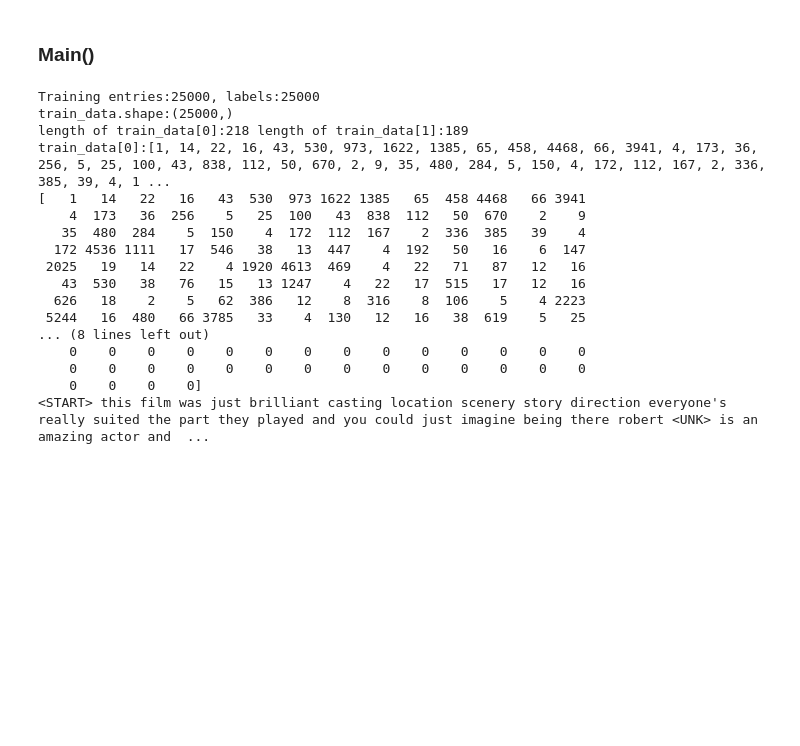
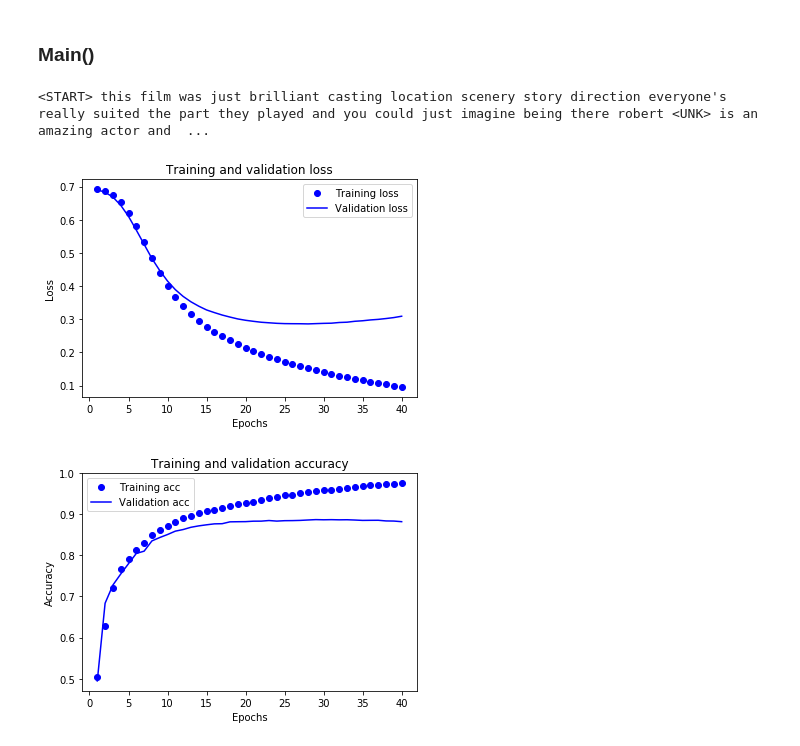
Before and after one commit to xiaoxinfish/machineLearning, a Jupyter notebook: tensorflow/src/myPractise/imdb/imdb.ipynb, the cells around one changed output. Saved outputs shown, nothing was run; the diff lists cells and outputs as text; code cells hidden in the pictures; blank space fills up the shorter version.

```diff
--- a/tensorflow/src/myPractise/imdb/imdb.ipynb
+++ b/tensorflow/src/myPractise/imdb/imdb.ipynb
@@ -11,5 +11,6 @@ train_data = None
 train_labels = None
 test_data = None
 test_labels = None
+history = None
 # %% [output]
 1.12.0
@@ -22,8 +23,8 @@ def loadDatasets():
     imdb = keras.datasets.imdb
     (train_data, train_labels), (test_data, test_labels) = imdb.load_data(num_words=10000, path=os.getcwd() + (r"\datasets\imdp.npz"))
     print("Training entries:{}, labels:{}".format(len(train_data), len(train_labels)))
-    print("train_data.shape:{}\nlength of train_data[0]:{} length of train_data[1]:{}\ntrain_data[0]:{}"
-          .format(train_data.shape, len(train_data[0]), len(train_data[1]), train_data[0]))
+    print("train_data.shape:{}\nlength of train_data[0]:{} length of train_data[1]:{}"
+          .format(train_data.shape, len(train_data[0]), len(train_data[1])))
 
     global reverse_word_index
     # A dictionary mapping words to an integer index
@@ -62,26 +80,43 @@ def decode_review(text):
+# %%
+def drawTrade():
+    import matplotlib.pyplot as plt
+    acc = history.history['acc']
+    val_acc = history.history['val_acc']
+    loss = history.history['loss']
+    val_loss = history.history['val_loss']
+
+    epochs = range(1, len(acc) + 1)
+    plt.plot(epochs, loss, 'bo', label = 'Training loss')
+    plt.plot(epochs, val_loss, 'b', label = 'Validation loss')
+    plt.title('Training and validation loss')
+    plt.xlabel('Epochs')
+    plt.ylabel('Loss')
+    plt.legend()
+    plt.show()
+
+    plt.clf()   # clear figure
+    acc_values = history.history['acc']
+    val_acc_values = history.history['val_acc']
+
+    plt.plot(epochs, acc, 'bo', label='Training acc')
+    plt.plot(epochs, val_acc, 'b', label='Validation acc')
+    plt.title('Training and validation accuracy')
+    plt.xlabel('Epochs')
+    plt.ylabel('Accuracy')
+    plt.legend()
+
+    plt.show()
 # %% [markdown]
 ### Main()
 # %%
 if __name__=='__main__':
-    isPrepareDatasetsNeeded = True
+    isPrepareDatasetsNeeded = False
     if isPrepareDatasetsNeeded:
         loadDatasets()
+        neualNetwork()
     print(decode_review(train_data[0]))
+    drawTrade()
 # %% [output]
-Training entries:25000, labels:25000
-train_data.shape:(25000,)
-length of train_data[0]:218 length of train_data[1]:189
-train_data[0]:[1, 14, 22, 16, 43, 530, 973, 1622, 1385, 65, 458, 4468, 66, 3941, 4, 173, 36, 256, 5, 25, 100, 43, 838, 112, 50, 670, 2, 9, 35, 480, 284, 5, 150, 4, 172, 112, 167, 2, 336, 385, 39, 4, 1 ...
-[   1   14   22   16   43  530  973 1622 1385   65  458 4468   66 3941
-    4  173   36  256    5   25  100   43  838  112   50  670    2    9
-   35  480  284    5  150    4  172  112  167    2  336  385   39    4
-  172 4536 1111   17  546   38   13  447    4  192   50   16    6  147
- 2025   19   14   22    4 1920 4613  469    4   22   71   87   12   16
-   43  530   38   76   15   13 1247    4   22   17  515   17   12   16
-  626   18    2    5   62  386   12    8  316    8  106    5    4 2223
- 5244   16  480   66 3785   33    4  130   12   16   38  619    5   25
-... (8 lines left out)
-    0    0    0    0    0    0    0    0    0    0    0    0    0    0
-    0    0    0    0    0    0    0    0    0    0    0    0    0    0
-    0    0    0    0]
 <START> this film was just brilliant casting location scenery story direction everyone's really suited the part they played and you could just imagine being there robert <UNK> is an amazing actor and  ...
+[figure, added]
+[figure, added]
```
Also changed, not shown: parts of 3 cells of this notebook.
